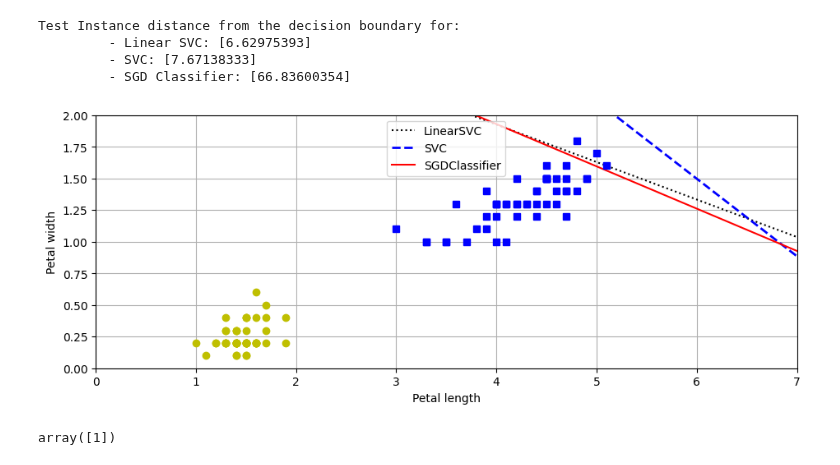
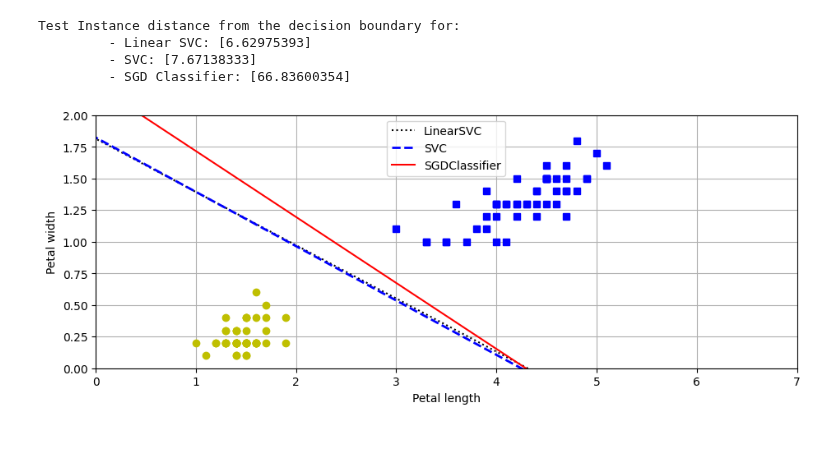
Before and after one commit to TevinAchong/hands-on-ml, a Jupyter notebook: chapter_05/chapter_05_question_09.ipynb, the cells around one changed output. Drawn from its saved outputs; the diff is of its cells as text; code cells hidden in the pictures.

Commit message:
understood predictions. now neeed to make models similar

```diff
--- a/chapter_05/chapter_05_question_09.ipynb
+++ b/chapter_05/chapter_05_question_09.ipynb
@@ -59,14 +59,12 @@ from sklearn.svm import SVC
 from sklearn.linear_model import SGDClassifier
 
 std_scaler = StandardScaler()
+print(X.shape)
 X_scaled = std_scaler.fit_transform(X)
 
-linear_svc_clf = LinearSVC(C=1, random_state=42)
-linear_svc_clf.fit(X_scaled, y)
+linear_svc_clf = LinearSVC(C=1, random_state=42).fit(X_scaled, y)
 
-svc_clf = SVC(C=1, random_state=42, kernel="linear")
-svc_clf.fit(X_scaled, y)
+svc_clf = SVC(C=1, random_state=42, kernel="linear").fit(X_scaled, y)
 
-sgd_clf = SGDClassifier(random_state=42)
-sgd_clf.fit(X_scaled, y)
+sgd_clf = SGDClassifier(random_state=42).fit(X_scaled, y)
 # %% [output]
@@ -121,16 +160,8 @@ def plot_boundaries(linear_svc_line, svc_line, sgd_line):
 # %%
-linear_svc_line = compute_decision_boundary(linear_svc_clf.fit(X, y), std_scaler)
-svc_line = compute_decision_boundary(svc_clf.fit(X, y), std_scaler)
-sgd_line = compute_decision_boundary(sgd_clf.fit(X, y), std_scaler)
+linear_svc_line = compute_decision_boundary(linear_svc_clf, std_scaler)
+svc_line = compute_decision_boundary(svc_clf, std_scaler)
+sgd_line = compute_decision_boundary(sgd_clf, std_scaler)
 
 plot_boundaries(linear_svc_line, svc_line, sgd_line)
 # %% [output]
-[figure, old version]
+[figure, new version]
-# %%
-# We can see it does a terrible job.
-# For instance, let us test on an example that should clearly be versicolor
-
-X_obvious_versicolor = [[4, 1.4]] # very much in that versicolor cluster
-svc_clf.predict(X_obvious_versicolor)
-# %% [output]
-array([1])
```
Also changed, not shown: parts of 6 cells of this notebook.
